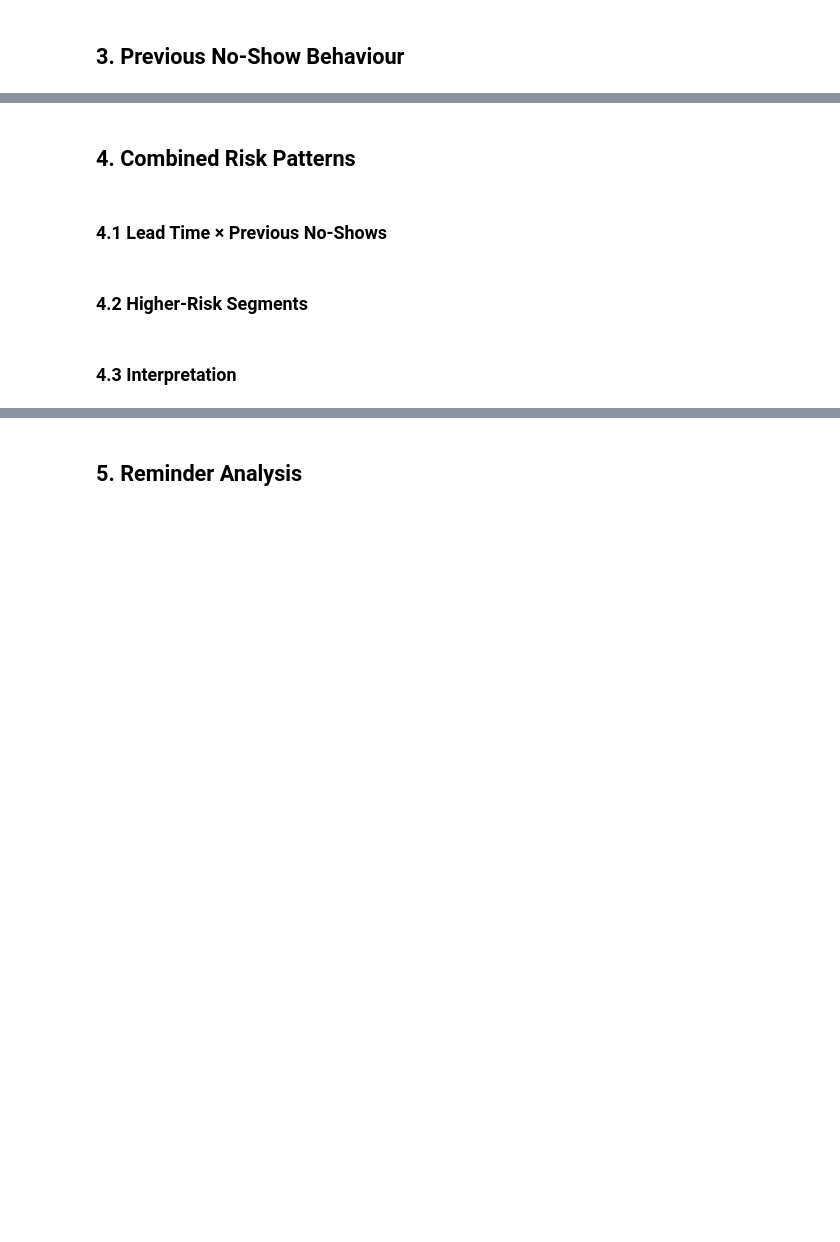
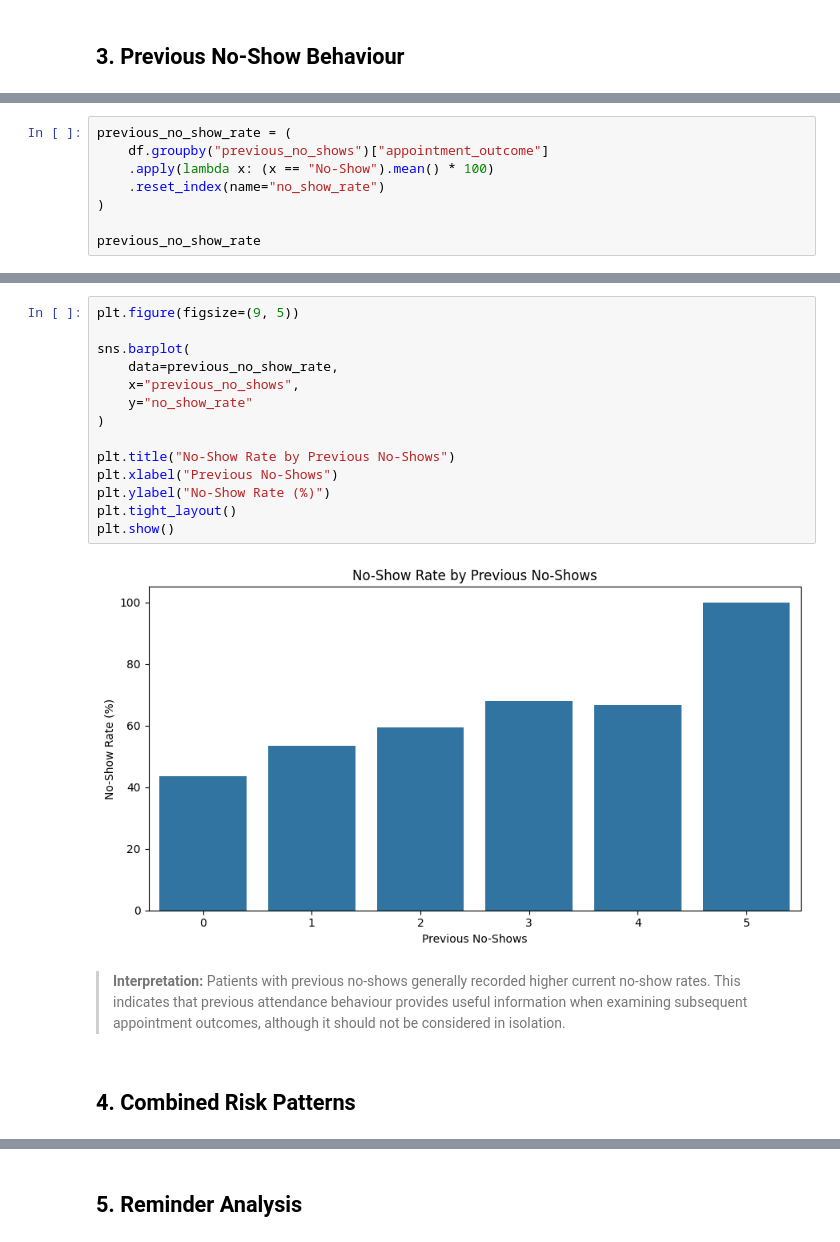
Before and after one commit to JhayceeCodes/HealthConnectDataAnalysis, a Jupyter notebook: healthconnect_advanced_analysis.ipynb, the cells around one changed output, grey strips where cells are left out. Saved outputs shown, nothing was run; the diff lists cells and outputs as text; blank space fills up the shorter version.

```diff
--- a/healthconnect_advanced_analysis.ipynb
+++ b/healthconnect_advanced_analysis.ipynb
@@ -71,0 +182,8 @@ memory usage: 713.0+ KB
+# %%
+previous_no_show_rate = (
+    df.groupby("previous_no_shows")["appointment_outcome"]
+    .apply(lambda x: (x == "No-Show").mean() * 100)
+    .reset_index(name="no_show_rate")
+)
+
+previous_no_show_rate
@@ -72,8 +198,20 @@ memory usage: 713.0+ KB
+# %%
+plt.figure(figsize=(9, 5))
+
+sns.barplot(
+    data=previous_no_show_rate,
+    x="previous_no_shows",
+    y="no_show_rate"
+)
+
+plt.title("No-Show Rate by Previous No-Shows")
+plt.xlabel("Previous No-Shows")
+plt.ylabel("No-Show Rate (%)")
+plt.tight_layout()
+plt.show()
+# %% [output]
+[figure, added]
+# %% [markdown]
+> **Interpretation:** Patients with previous no-shows generally recorded higher current no-show rates. This indicates that previous attendance behaviour provides useful information when examining subsequent appointment outcomes, although it should not be considered in isolation.
 # %% [markdown]
 ## 4. Combined Risk Patterns
-# %% [markdown]
-### 4.1 Lead Time × Previous No-Shows
-# %% [markdown]
-### 4.2 Higher-Risk Segments
-# %% [markdown]
-### 4.3 Interpretation
```
Also changed, not shown: parts of 180 cells of this notebook.
